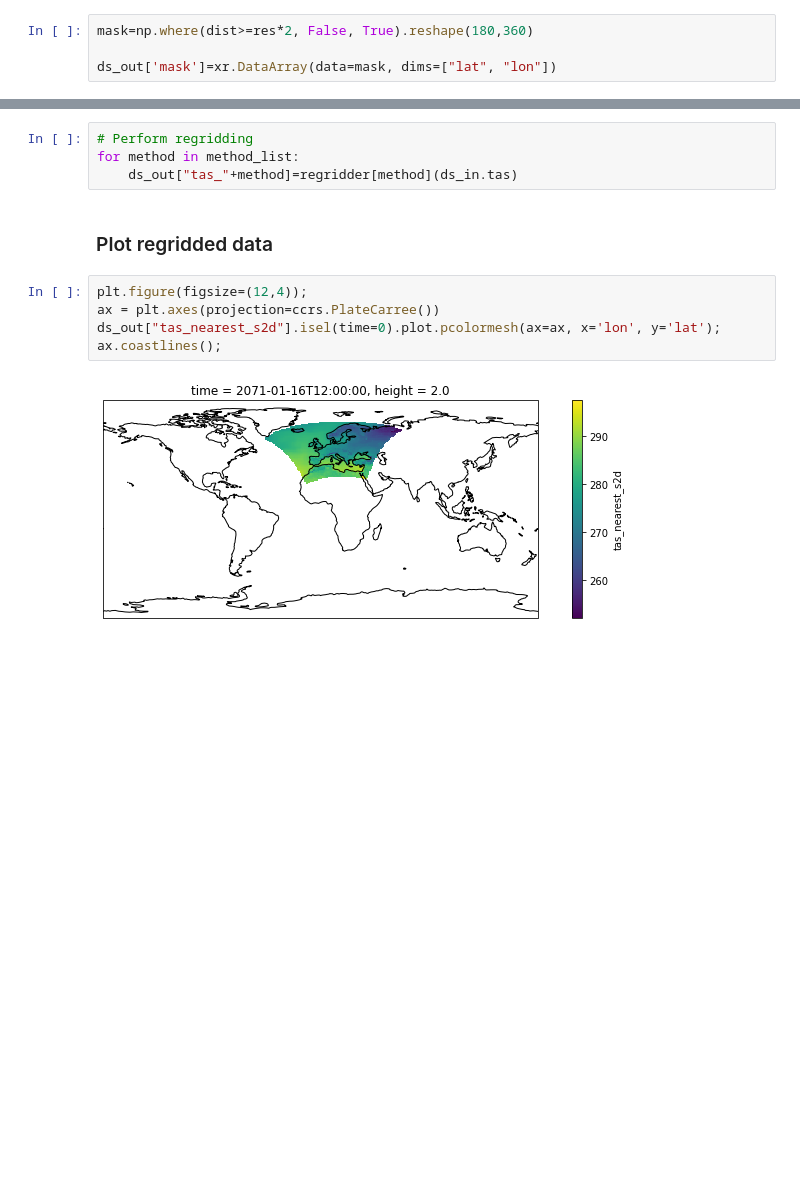
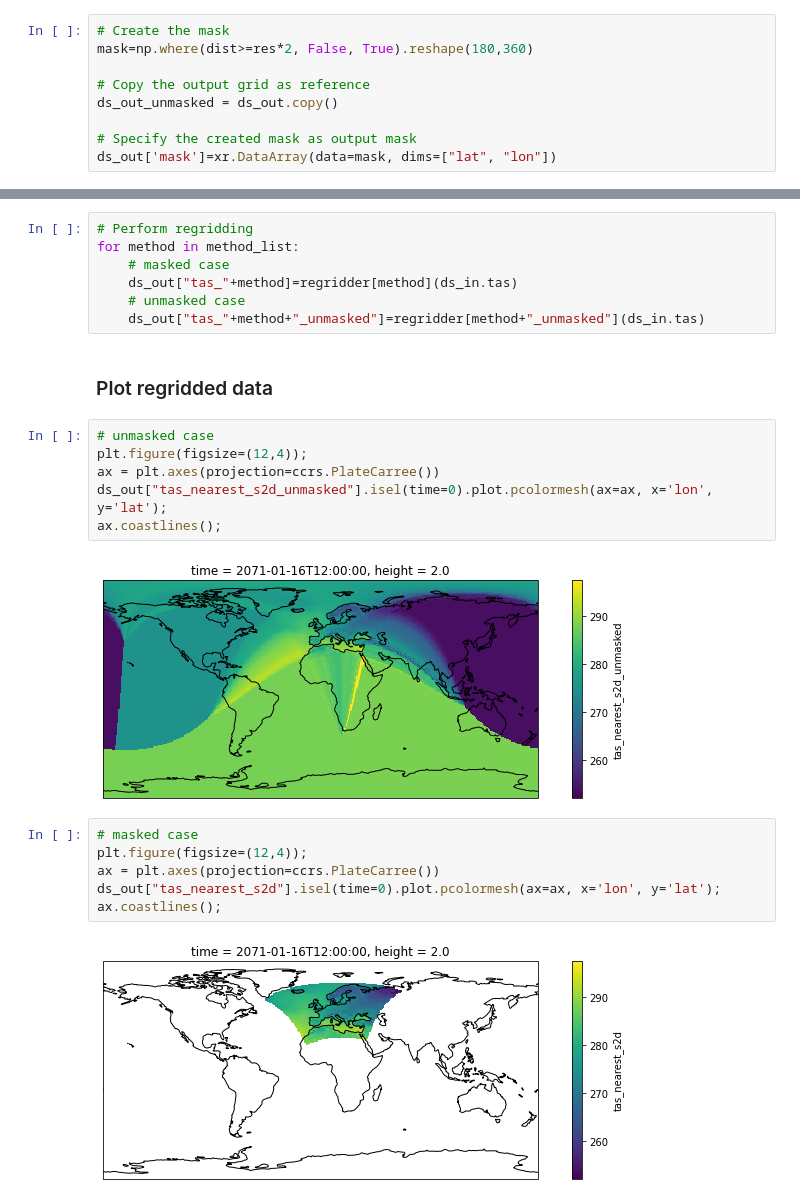
Before and after one commit to roocs/regrid-prototype, a Jupyter notebook: docs/notebooks/xESMF_curvilinear_nearest_mask_unmapped.ipynb, the cells around one changed output, grey strips where cells are left out. Cells and saved outputs as stored; diff of their text form; blank space fills up the shorter version.

Commit message:
Added unmasked case as reference in xESMF_curvilinear_nearest_mask_unmapped.ipynb

```diff
--- a/docs/notebooks/xESMF_curvilinear_nearest_mask_unmapped.ipynb
+++ b/docs/notebooks/xESMF_curvilinear_nearest_mask_unmapped.ipynb
@@ -139,8 +139,13 @@ dist,ind,res = create_indexes_and_distances(ds_in.lon.values,
 # %% [markdown]
 ### Create output mask to mask out-of-source-domain / unmapped grid cells of the target grid
 # %%
+# Create the mask
 mask=np.where(dist>=res*2, False, True).reshape(180,360)
 
+# Copy the output grid as reference
+ds_out_unmasked = ds_out.copy()
+
+# Specify the created mask as output mask
 ds_out['mask']=xr.DataArray(data=mask, dims=["lat", "lon"])
 # %%
 fig, axes = plt.subplots(ncols=1, nrows=1, figsize=(16,5))
@@ -183,10 +205,22 @@ Periodic in longitude?      False
 # %%
 # Perform regridding
 for method in method_list:
+    # masked case
     ds_out["tas_"+method]=regridder[method](ds_in.tas)
+    # unmasked case
+    ds_out["tas_"+method+"_unmasked"]=regridder[method+"_unmasked"](ds_in.tas)
 # %% [markdown]
 ### Plot regridded data
+# %%
+# unmasked case
+plt.figure(figsize=(12,4));
+ax = plt.axes(projection=ccrs.PlateCarree())
+ds_out["tas_nearest_s2d_unmasked"].isel(time=0).plot.pcolormesh(ax=ax, x='lon', y='lat');
+ax.coastlines();
+# %% [output]
+[figure, added]
 # %%
+# masked case
 plt.figure(figsize=(12,4));
 ax = plt.axes(projection=ccrs.PlateCarree())
 ds_out["tas_nearest_s2d"].isel(time=0).plot.pcolormesh(ax=ax, x='lon', y='lat');
```
Also changed, not shown: parts of 1 cell of this notebook.
